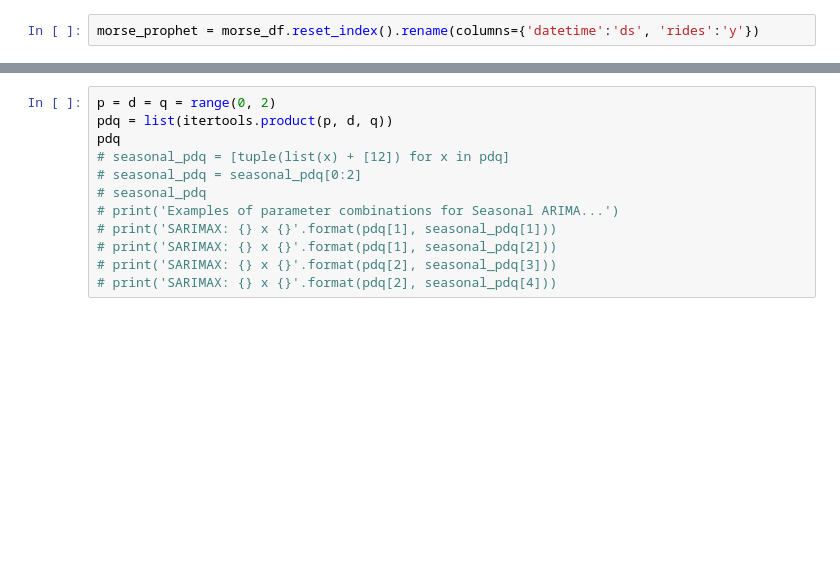
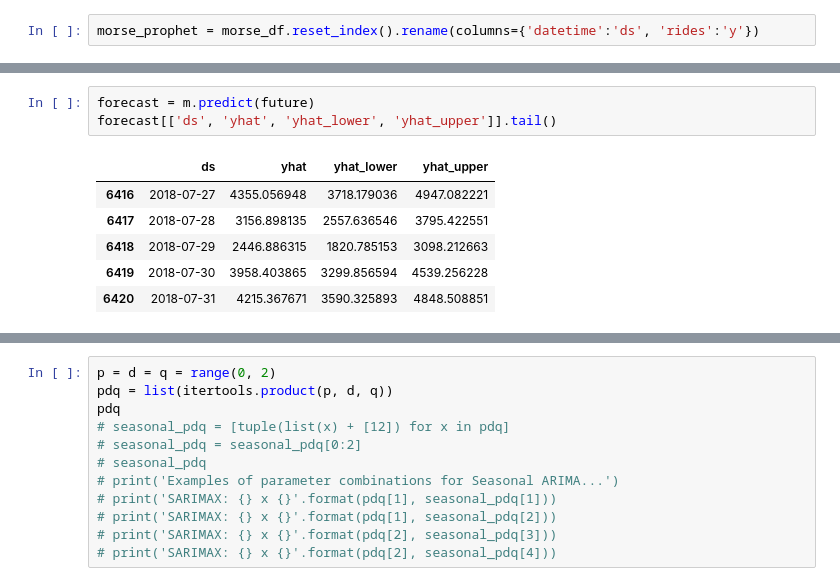
Before and after one commit to donnajobridge/cta, a Jupyter notebook: morse_ts.ipynb, the cells around one changed output, grey strips where cells are left out. Saved outputs shown, nothing was run; the diff lists cells and outputs as text; blank space fills up the shorter version.

```diff
--- a/morse_ts.ipynb
+++ b/morse_ts.ipynb
@@ -79,0 +90,10 @@ AttributeError: 'StanModel' object has no attribute 'fit_class'
+# %%
+forecast = m.predict(future)
+forecast[['ds', 'yhat', 'yhat_lower', 'yhat_upper']].tail()
+# %% [output]
+|  | ds | yhat | yhat_lower | yhat_upper |
+| 6416 | 2018-07-27 | 4355.056948 | 3718.179036 | 4947.082221 |
+| 6417 | 2018-07-28 | 3156.898135 | 2557.636546 | 3795.422551 |
+| 6418 | 2018-07-29 | 2446.886315 | 1820.785153 | 3098.212663 |
+| 6419 | 2018-07-30 | 3958.403865 | 3299.856594 | 4539.256228 |
+| 6420 | 2018-07-31 | 4215.367671 | 3590.325893 | 4848.508851 |
```
Also changed, not shown: parts of 3 cells of this notebook, 1 other file.
